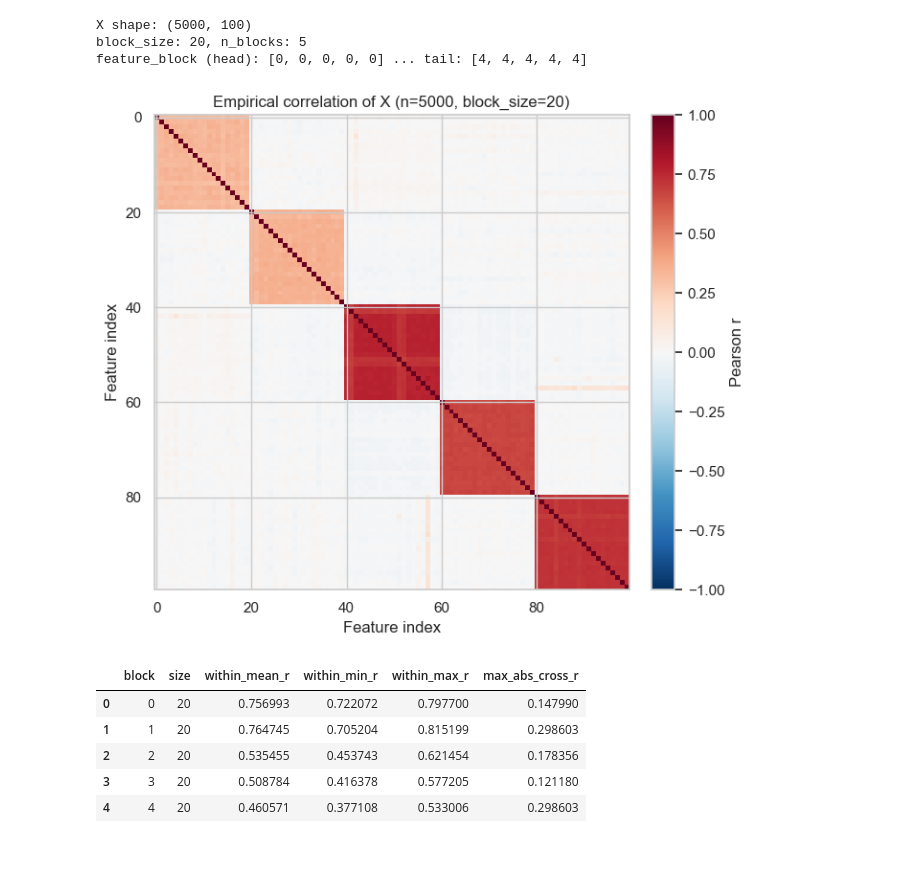
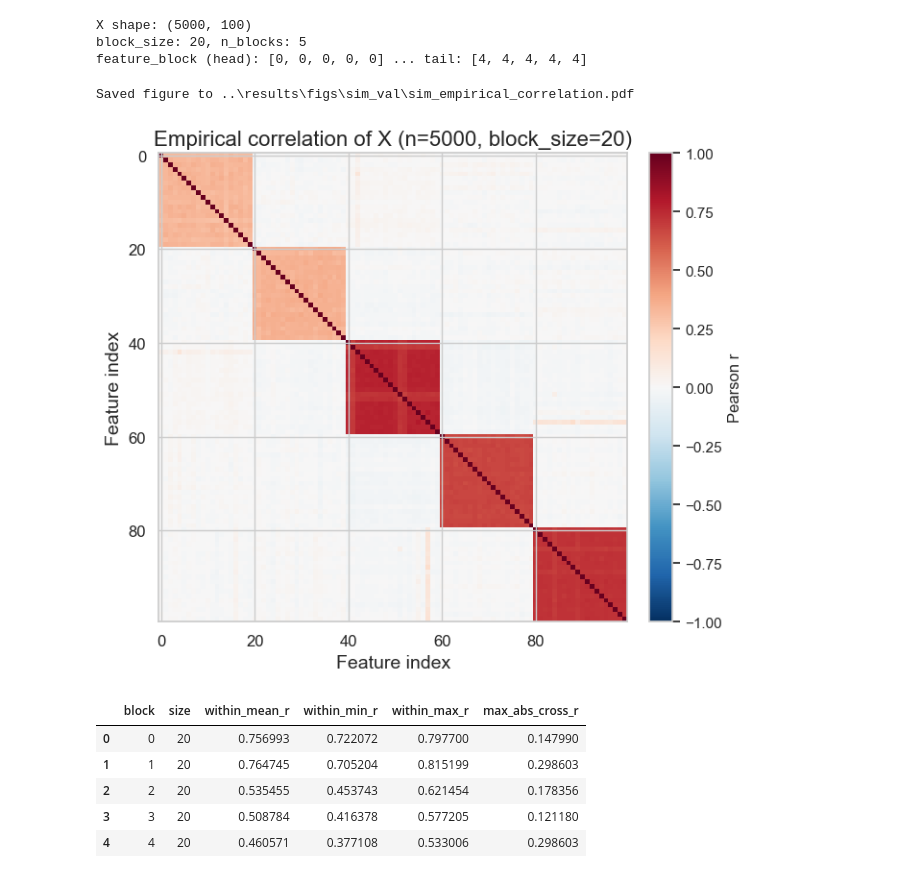
Before and after one commit to andreasjak/MSc26_Proteomics, a Jupyter notebook: notebooks/simulated_data_visual.ipynb, the cells around one changed output. Saved outputs shown, nothing was run; the diff lists cells and outputs as text; code cells hidden in the pictures.

```diff
--- a/notebooks/simulated_data_visual.ipynb
+++ b/notebooks/simulated_data_visual.ipynb
@@ -287,23 +357,32 @@ feature_block (head): [0, 0, 0, 0, 0] ... tail: [4, 4, 4, 4, 4]
 # %%
 corr = np.corrcoef(X_blk.T)
 
 fig, ax = plt.subplots(figsize=(7, 6))
 im = ax.imshow(corr, cmap="RdBu_r", vmin=-1.0, vmax=1.0)
 
 #n_blocks = P // BLOCK_SIZE
 #for b in range(1, n_blocks):
 #    boundary = b * BLOCK_SIZE - 0.5
 #    ax.axhline(boundary, color="black", linewidth=0.6)
 #    ax.axvline(boundary, color="black", linewidth=0.6)
 
-ax.set_title(f"Empirical correlation of X (n={N_LARGE}, block_size={BLOCK_SIZE})")
-ax.set_xlabel("Feature index")
-ax.set_ylabel("Feature index")
+ax.set_title(f"Empirical correlation of X (n={N_LARGE}, block_size={BLOCK_SIZE})", fontsize=16)
+ax.set_xlabel("Feature index", fontsize=14)
+ax.set_ylabel("Feature index", fontsize=14)
+ax.tick_params(axis='both', labelsize=12)
 fig.colorbar(im, ax=ax, fraction=0.046, pad=0.04, label="Pearson r")
 fig.tight_layout()
+
+output_dir = Path("../results/figs/sim_val")
+#output_dir.mkdir(parents=True, exist_ok=True)
+output_path = output_dir / f"sim_empirical_correlation.pdf"
+fig.savefig(output_path, format="pdf", bbox_inches="tight", dpi=300)
+print(f"Saved figure to {output_path}")
+
 plt.show()
 # %% [output]
+Saved figure to ..\results\figs\sim_val\sim_empirical_correlation.pdf
-[figure, old version]
+[figure, new version]
 # %%
 # Per-block summary: mean off-diagonal correlation within each block,
 # and the max absolute off-block correlation per block (should be near zero).
```
Also changed, not shown: parts of 5 cells of this notebook.
